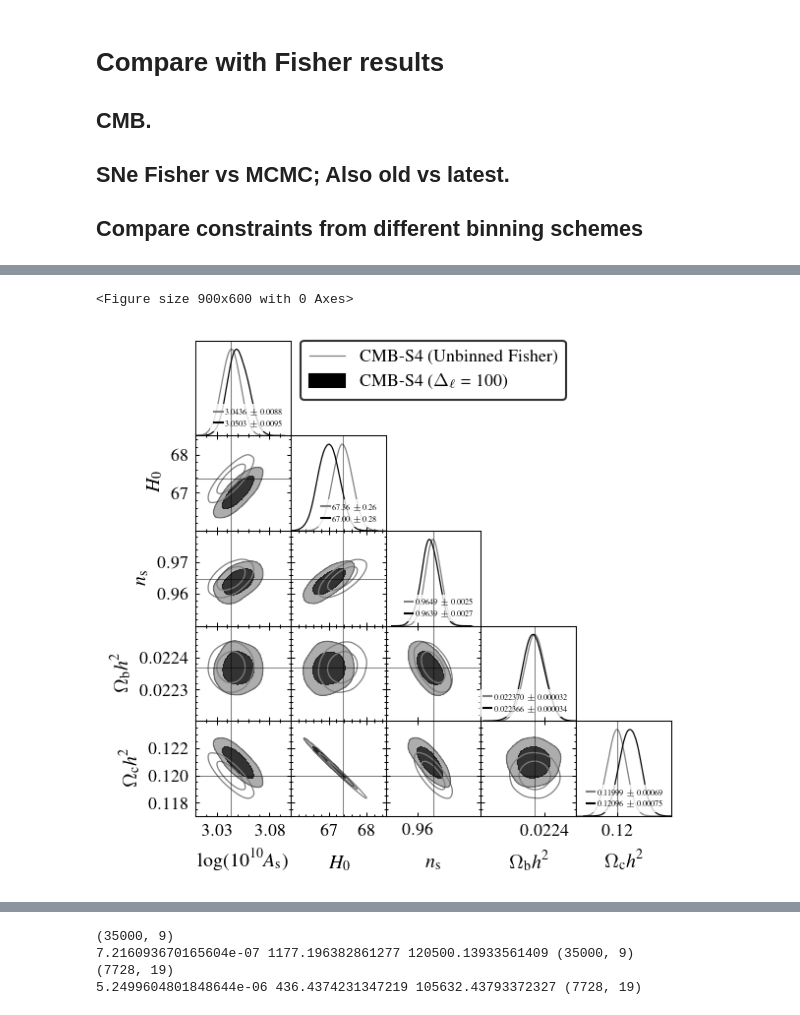
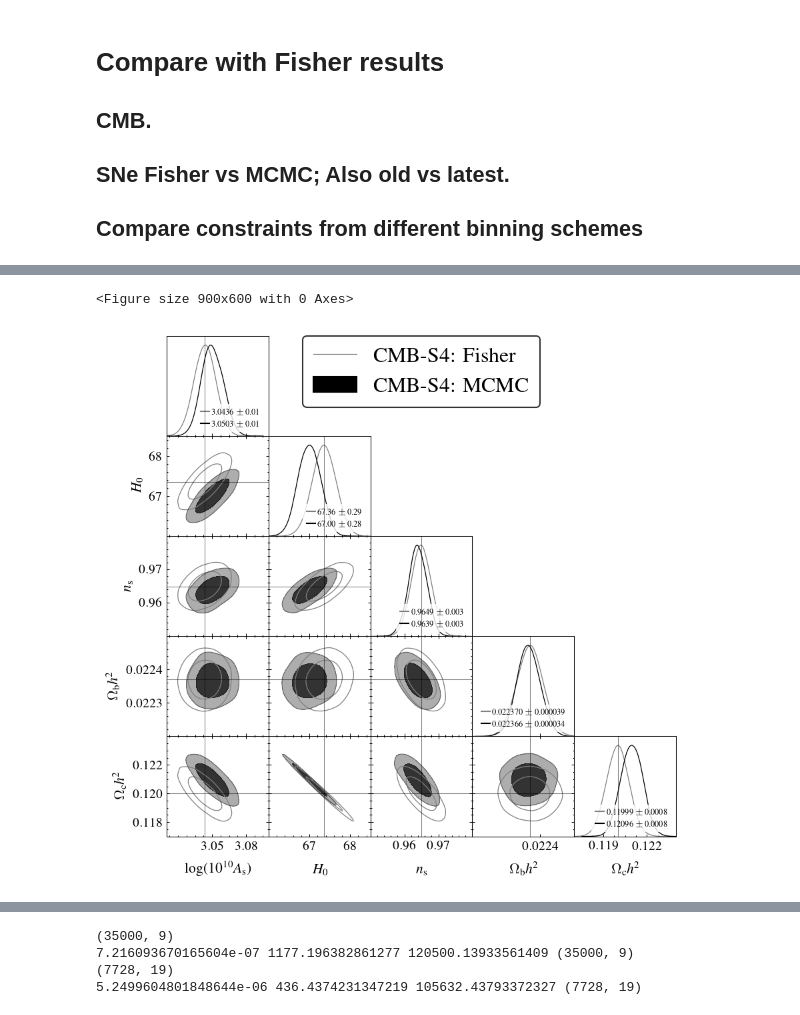
Before and after one commit to sriniraghunathan/CMB_BAO_SNe_likelihoods, a Jupyter notebook: analyse_chains_for_paper.ipynb, the cells around one changed output, grey strips where cells are left out. Drawn from its saved outputs; the diff is of its cells as text; code cells hidden in the pictures.

Commit message:
various plotting; binned CMB fisher; ++

```diff
--- a/analyse_chains_for_paper.ipynb
+++ b/analyse_chains_for_paper.ipynb
@@ -2242,29 +2242,37 @@ elif which_cosmo == 'w0walcdm':
     fix_params = ['mnu', 'neff', 'nrun']
     params_to_plot = ['logA', 'H0', 'ns', 'ombh2', 'omch2', 'w', 'wa']#, 'mapTCal1']
 
-fisher_fname = 'results/fisher/cmbs4_cmb_fisher_lensed_scalar_params--As--h--ns--omch2--ombh2--tau--ws--wa--mnu--neff--nrun_lmint300--lminp300--lmaxt3500--lmaxp3500_fsky0.57.npy'
-fisher_dic = np.load( fisher_fname, allow_pickle=True).item()
-f_mat = fisher_dic['fisher_matrix']
-fisher_params = fisher_dic['params']
-fisher_param_labels = []
-for ppp in fisher_params:
-    fisher_param_labels.append( misc_getdist.get_cobaya_latex(ppp) )
+fisher_fname_unbinned = 'results/cmb/fisher/cmbs4/cmbs4_cmb_fisher_lensed_scalar_params--As--h--ns--omch2--ombh2--tau--ws--wa--mnu--neff--nrun_lmint300--lminp300--lmaxt3500--lmaxp3500_fsky0.57.npy'
+fisher_fname_binned = 'results/cmb/fisher/cmbs4/cmbs4_cmb_fisher_lensed_scalar_params--As--h--ns--omch2--ombh2--tau--ws--wa--mnu--neff--nrun_lmint300--lminp300--lmaxt3500--lmaxp3500_fsky0.57_deltal100.npy'
+#fisher_fname_binned = 'results/cmb/fisher/cmbs4/cmbs4_cmb_fisher_lensed_scalar_params--As--h--ns--omch2--ombh2--tau--ws--wa--mnu--neff--nrun_lmint300--lminp300--lmaxt3500--lmaxp3500_fsky0.57_deltal50.npy'
+fisher_fname_dic = {'unbinned': fisher_fname_unbinned, 'binned': fisher_fname_binned}
+fisher_samples_dic = {}
+for fisher_keyname in fisher_fname_dic:
+    fisher_fname = fisher_fname_dic[fisher_keyname]
+    fisher_dic = np.load( fisher_fname, allow_pickle=True).item()
+    f_mat = fisher_dic['fisher_matrix']
+    fisher_params = fisher_dic['params']
+    fisher_param_labels = []
+    for ppp in fisher_params:
+        fisher_param_labels.append( misc_getdist.get_cobaya_latex(ppp) )
 
-#get Gaussian mix
-prior_dic = {'tau': 0.007}
-gauss_mix = misc_getdist.get_gauss_mix_from_fisher(param_dict, f_mat, fisher_params, fisher_param_labels, fix_params = fix_params, prior_dic = prior_dic)
+    #get Gaussian mix
+    prior_dic = {'tau': 0.007}
+    gauss_mix = misc_getdist.get_gauss_mix_from_fisher(param_dict, f_mat, fisher_params, fisher_param_labels, fix_params = fix_params, prior_dic = prior_dic)
 
-#get samples
-mix_samples = misc_getdist.get_gaussian_mix_from_getdist(gauss_mix, label = 'Fisher')
+    #get samples
+    mix_samples = misc_getdist.get_gaussian_mix_from_getdist(gauss_mix, label = 'Fisher')
 
-#add derived params
-p = mix_samples.getParams()
-paramnames = mix_samples.getParamNames()
-mix_samples.addDerived(p.h * 100., name='H0', label=r'H_0')
-mix_samples.addDerived(np.log(p.As * 1e10), name='logA', label=r'\log(10^{10} A_\mathrm{s})')
-mix_samples.addDerived(p.As * np.exp(-2*p.tau), name='Astaucomb', label=r'A_\mathrm{s} e^{-2\tau}')
-if which_cosmo == 'w0walcdm':
-    mix_samples.addDerived(p.ws, name='w', label=r'w_{0}')
+    #add derived params
+    p = mix_samples.getParams()
+    paramnames = mix_samples.getParamNames()
+    mix_samples.addDerived(p.h * 100., name='H0', label=r'H_0')
+    mix_samples.addDerived(np.log(p.As * 1e10), name='logA', label=r'\log(10^{10} A_\mathrm{s})')
+    mix_samples.addDerived(p.As * np.exp(-2*p.tau), name='Astaucomb', label=r'A_\mathrm{s} e^{-2\tau}')
+    if which_cosmo == 'w0walcdm':
+        mix_samples.addDerived(p.ws, name='w', label=r'w_{0}')
+
+    fisher_samples_dic[fisher_keyname] = [mix_samples, gauss_mix]
 
 #-------------------------------------------------------
 #-------------------------------------------------------
@@ -2335,15 +2343,17 @@ param_dict['Astaucomb'] = param_dict['As'] * np.exp( -2*param_dict['tau'] )
 
 
 if (1): #Fisher first
-    cov_mat = misc_getdist.get_param_cov_mat_from_getdist(mix_samples, params_to_plot)
+    fisher_mix_samples = fisher_samples_dic['binned'][0]
+    cov_mat = misc_getdist.get_param_cov_mat_from_getdist(fisher_mix_samples, params_to_plot)
     fisher_fom = 1/np.sqrt( np.linalg.det(cov_mat) ) / fom_scale_fac
     print( 'fisher', fisher_fom)
 
 
-    samples_to_plot.append( mix_samples )
+    samples_to_plot.append( fisher_mix_samples )
     #labels_arr.append( 'CMB-S4 $TT/EE/TE$ (Unbinned Fisher): FoM = %.3g' %(fisher_fom) )
     #labels_arr.append( 'CMB-S4 (Unbinned Fisher): FoM = %.3g' %(fisher_fom) )
-    labels_arr.append( 'CMB-S4 (Unbinned Fisher)' )
+    #labels_arr.append( 'CMB-S4 (Unbinned Fisher)' )
+    labels_arr.append( 'CMB-S4: Fisher' )
 
 for chainname in chains_to_plot:
     chain_label = misc_getdist.get_chain_label(chainname, remove_cmb_datachars = True)
@@ -2358,7 +2368,8 @@ for chainname in chains_to_plot:
         chain_label = tmpsplit[0]
     binning_label = r'$\Delta_{\ell}$ = %s' %(delta_el_val)
     #chain_label = '%s $TT/EE/TE$ (%s)' %(chain_label, binning_label)
-    chain_label = '%s (%s)' %(chain_label, binning_label)
+    #chain_label = '%s (%s)' %(chain_label, binning_label)
+    chain_label = '%s: MCMC' %(chain_label)
     #print(chain_label, binning_label); sys.exit()
     curr_samples = samples_dic[chainname]
 
@@ -2395,25 +2406,36 @@ param_limits_dic = {'omegam': [0.28, 0.35],
                     'tau': [0.035, 0.08],
                     'H0': [66., 68.5],
                    }
+color_arr=[fisher_colorval, mcmc_colorval]
 g = misc_getdist.make_getdist_plot('triangle',
                                    samples_to_plot,
                                    params_to_plot,
                                    param_dict = param_dict,
-                                   color_arr = [fisher_colorval, mcmc_colorval],
-                                   figsize = 4.1, fsval = 14,
-                                   legloc = 'upper right',
-                                   legfsval = 14.,
+                                   color_arr = color_arr,
+                                   figsize = 6., fsval = 14,
+                                   legloc = 'upper left',
                                    labels = labels_arr,
+                                   legfsval = 20,
                                    filled = [fisher_filled, True],
                                    param_limits_dic = param_limits_dic,
-                                   write_errors_on_diagonal = True,
-                                   diagonal_errors_fsval = 4,
+                                   write_errors_on_diagonal = False,
+                                   diagonal_errors_fsval = 10,
                                    #color_arr = ['black', 'steelblue', 'darkgreen', 'orangered'],
                                    #figsize = 7.5, fsval = 14, leg_fsval = 16,
                                   )
+
+rounding_dic = {}
+rounding_dic['logA'] = 2
+rounding_dic['ns'] = 3
+rounding_dic['h'] = 1
+rounding_dic['omch2'] = 4
+rounding_dic['ombh2'] = 6
+constraints_dic, constraints_table, colors_table, col_labels = misc_getdist.get_constraints_table(params_to_plot, samples_to_plot, color_arr, rounding_dic = rounding_dic)
+diagonal_errors_fsval = 6.
+g = misc_getdist.write_errors_in_diagonal_posteriors(g, params_to_plot, color_arr, constraints_dic, legfsval = diagonal_errors_fsval, ncol=1, legloc = 4)
 plname = 'plots/cmbs4_%s_mcmc_fisher.pdf' %(which_cosmo)
 savefig(plname, dpi = 200.)
-show()
+show(); sys.exit()
 
 #-------------------------------------------------------
 #-------------------------------------------------------
@@ -2479,12 +2501,13 @@ else:
 
 
 if (1): #Fisher first
-    cov_mat = misc_getdist.get_param_cov_mat_from_getdist(mix_samples, params_to_plot)
+    fisher_mix_samples = fisher_samples_dic['unbinned'][0]
+    cov_mat = misc_getdist.get_param_cov_mat_from_getdist(fisher_mix_samples, params_to_plot)
     fisher_fom = 1/np.sqrt( np.linalg.det(cov_mat) ) / fom_scale_fac
     print( 'fisher', fisher_fom)
 
 
-    samples_to_plot.append( mix_samples )
+    samples_to_plot.append( fisher_mix_samples )
     labels_arr.append( 'CMB-S4 (Unbinned Fisher): FoM = %.3g' %(fisher_fom) )
 
 
@@ -2673,2 +2696,2 @@ CMB-S4 ($\Delta_{\ell}$ = 100) 212964132289930.8 1.6058995645403882
 <Figure size 900x600 with 0 Axes>
-[figure, old version]
+[figure, new version]
```
Also changed, not shown: parts of 2 cells of this notebook, 6 other files.
